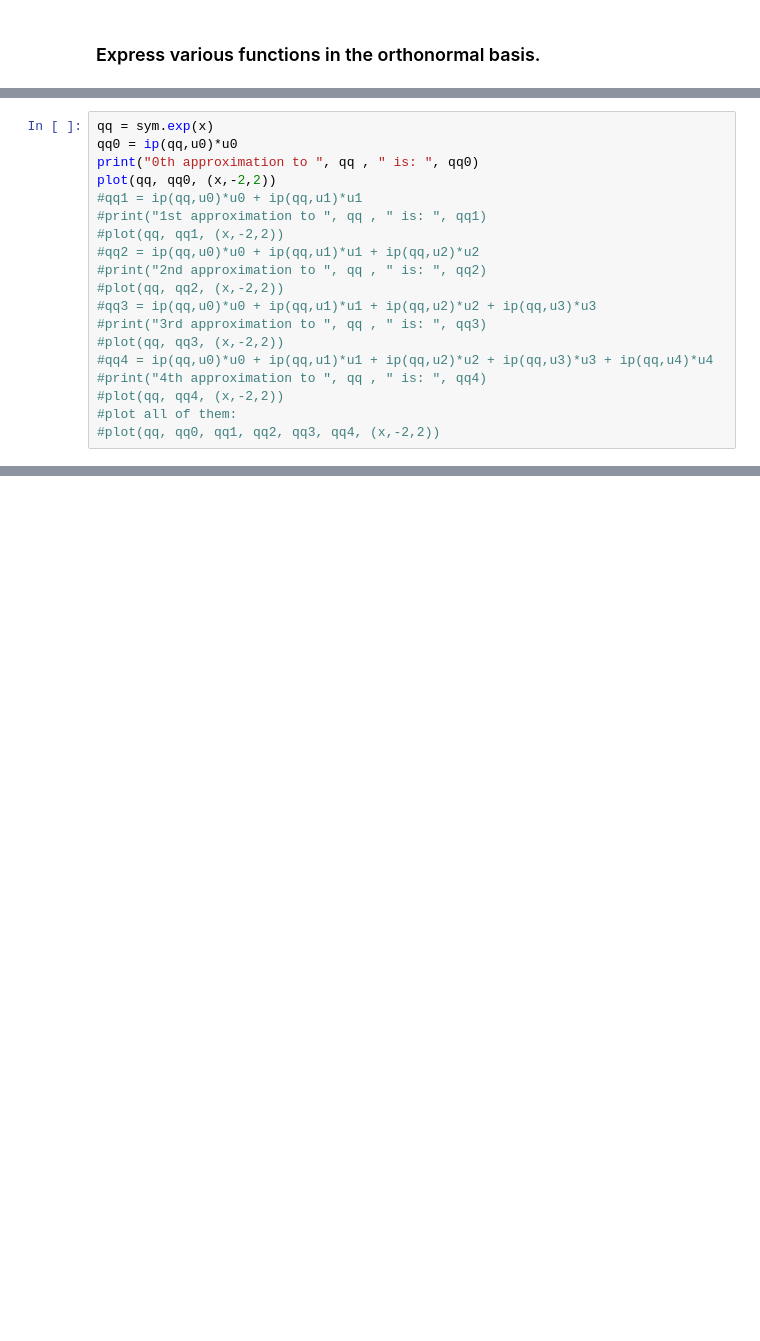
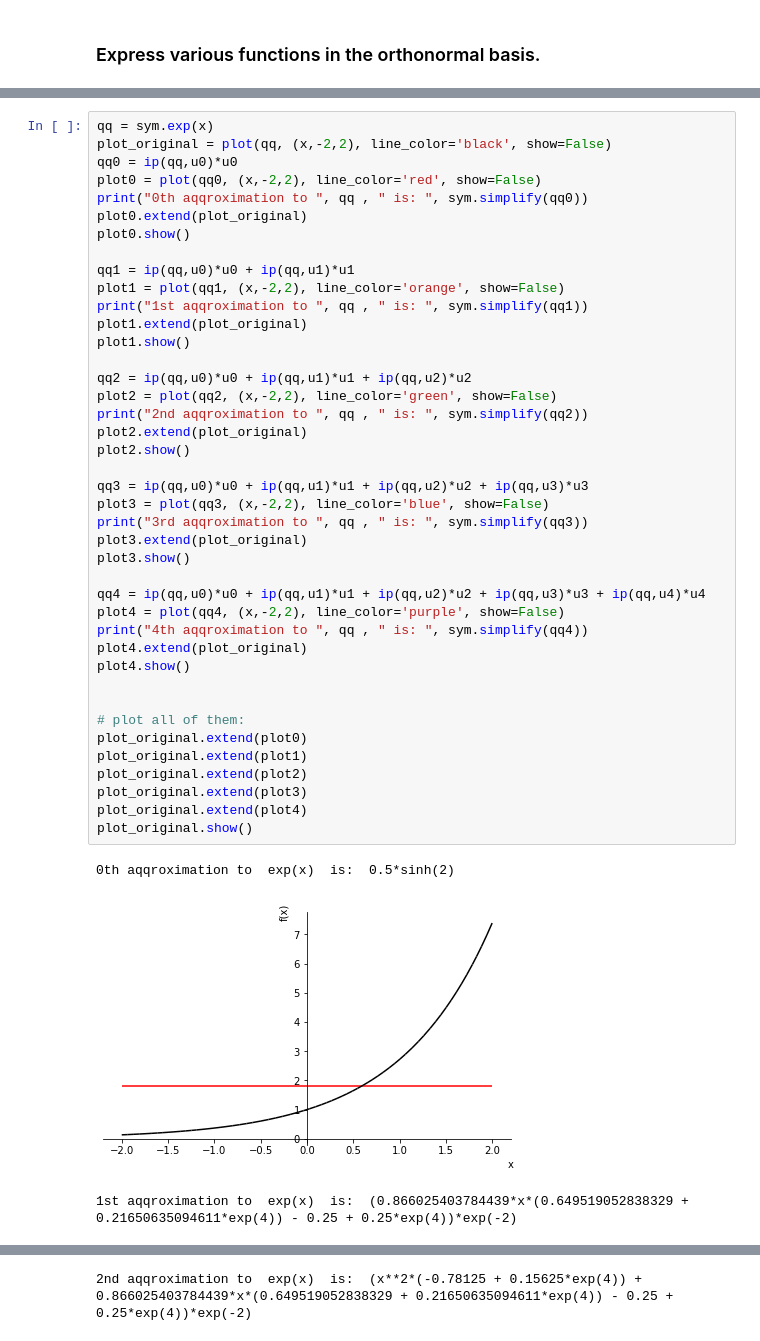
Before and after one commit to awangberg/Math311_Linear_algebra_code_projects, a Jupyter notebook: Gram_Schmidt_Process_with_Poynomial_Function_Spaces.ipynb, the cells around one changed output, grey strips where cells are left out. Saved outputs shown, nothing was run; the diff lists cells and outputs as text; blank space fills up the shorter version.

```diff
--- a/Gram_Schmidt_Process_with_Poynomial_Function_Spaces.ipynb
+++ b/Gram_Schmidt_Process_with_Poynomial_Function_Spaces.ipynb
@@ -244,19 +274,45 @@ NameError: ignored
 # %%
 qq = sym.exp(x)
+plot_original = plot(qq, (x,-2,2), line_color='black', show=False)
 qq0 = ip(qq,u0)*u0
-print("0th approximation to ", qq , " is: ", qq0)
-plot(qq, qq0, (x,-2,2))
-#qq1 = ip(qq,u0)*u0 + ip(qq,u1)*u1
-#print("1st approximation to ", qq , " is: ", qq1)
-#plot(qq, qq1, (x,-2,2))
-#qq2 = ip(qq,u0)*u0 + ip(qq,u1)*u1 + ip(qq,u2)*u2
-#print("2nd approximation to ", qq , " is: ", qq2)
-#plot(qq, qq2, (x,-2,2))
-#qq3 = ip(qq,u0)*u0 + ip(qq,u1)*u1 + ip(qq,u2)*u2 + ip(qq,u3)*u3
-#print("3rd approximation to ", qq , " is: ", qq3)
-#plot(qq, qq3, (x,-2,2))
-#qq4 = ip(qq,u0)*u0 + ip(qq,u1)*u1 + ip(qq,u2)*u2 + ip(qq,u3)*u3 + ip(qq,u4)*u4
-#print("4th approximation to ", qq , " is: ", qq4)
-#plot(qq, qq4, (x,-2,2))
-#plot all of them:
-#plot(qq, qq0, qq1, qq2, qq3, qq4, (x,-2,2))
+plot0 = plot(qq0, (x,-2,2), line_color='red', show=False)
+print("0th aqqroximation to ", qq , " is: ", sym.simplify(qq0))
+plot0.extend(plot_original)
+plot0.show()
+
+qq1 = ip(qq,u0)*u0 + ip(qq,u1)*u1
+plot1 = plot(qq1, (x,-2,2), line_color='orange', show=False)
+print("1st aqqroximation to ", qq , " is: ", sym.simplify(qq1))
+plot1.extend(plot_original)
+plot1.show()
+
+qq2 = ip(qq,u0)*u0 + ip(qq,u1)*u1 + ip(qq,u2)*u2
+plot2 = plot(qq2, (x,-2,2), line_color='green', show=False)
+print("2nd aqqroximation to ", qq , " is: ", sym.simplify(qq2))
+plot2.extend(plot_original)
+plot2.show()
+
+qq3 = ip(qq,u0)*u0 + ip(qq,u1)*u1 + ip(qq,u2)*u2 + ip(qq,u3)*u3
+plot3 = plot(qq3, (x,-2,2), line_color='blue', show=False)
+print("3rd aqqroximation to ", qq , " is: ", sym.simplify(qq3))
+plot3.extend(plot_original)
+plot3.show()
+
+qq4 = ip(qq,u0)*u0 + ip(qq,u1)*u1 + ip(qq,u2)*u2 + ip(qq,u3)*u3 + ip(qq,u4)*u4
+plot4 = plot(qq4, (x,-2,2), line_color='purple', show=False)
+print("4th aqqroximation to ", qq , " is: ", sym.simplify(qq4))
+plot4.extend(plot_original)
+plot4.show()
+
+
+# plot all of them:
+plot_original.extend(plot0)
+plot_original.extend(plot1)
+plot_original.extend(plot2)
+plot_original.extend(plot3)
+plot_original.extend(plot4)
+plot_original.show()
+# %% [output]
+0th aqqroximation to  exp(x)  is:  0.5*sinh(2)
+[figure, added]
+1st aqqroximation to  exp(x)  is:  (0.866025403784439*x*(0.649519052838329 + 0.21650635094611*exp(4)) - 0.25 + 0.25*exp(4))*exp(-2)
@@ -262,0 +320 @@ plot(qq, qq0, (x,-2,2))
+2nd aqqroximation to  exp(x)  is:  (x**2*(-0.78125 + 0.15625*exp(4)) + 0.866025403784439*x*(0.649519052838329 + 0.21650635094611*exp(4)) - 0.25 + 0.25*exp(4))*exp(-2)
```
Also changed, not shown: parts of 12 cells of this notebook.
